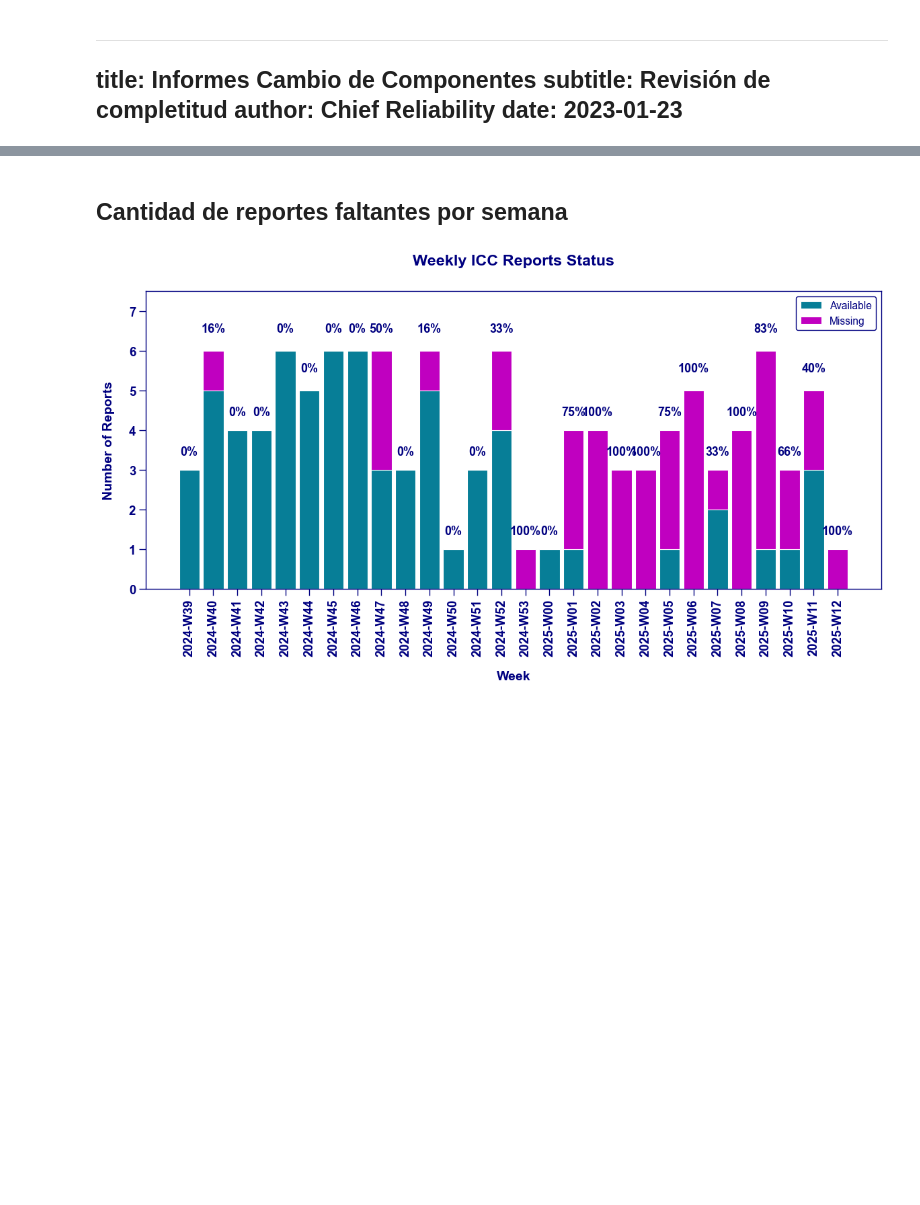
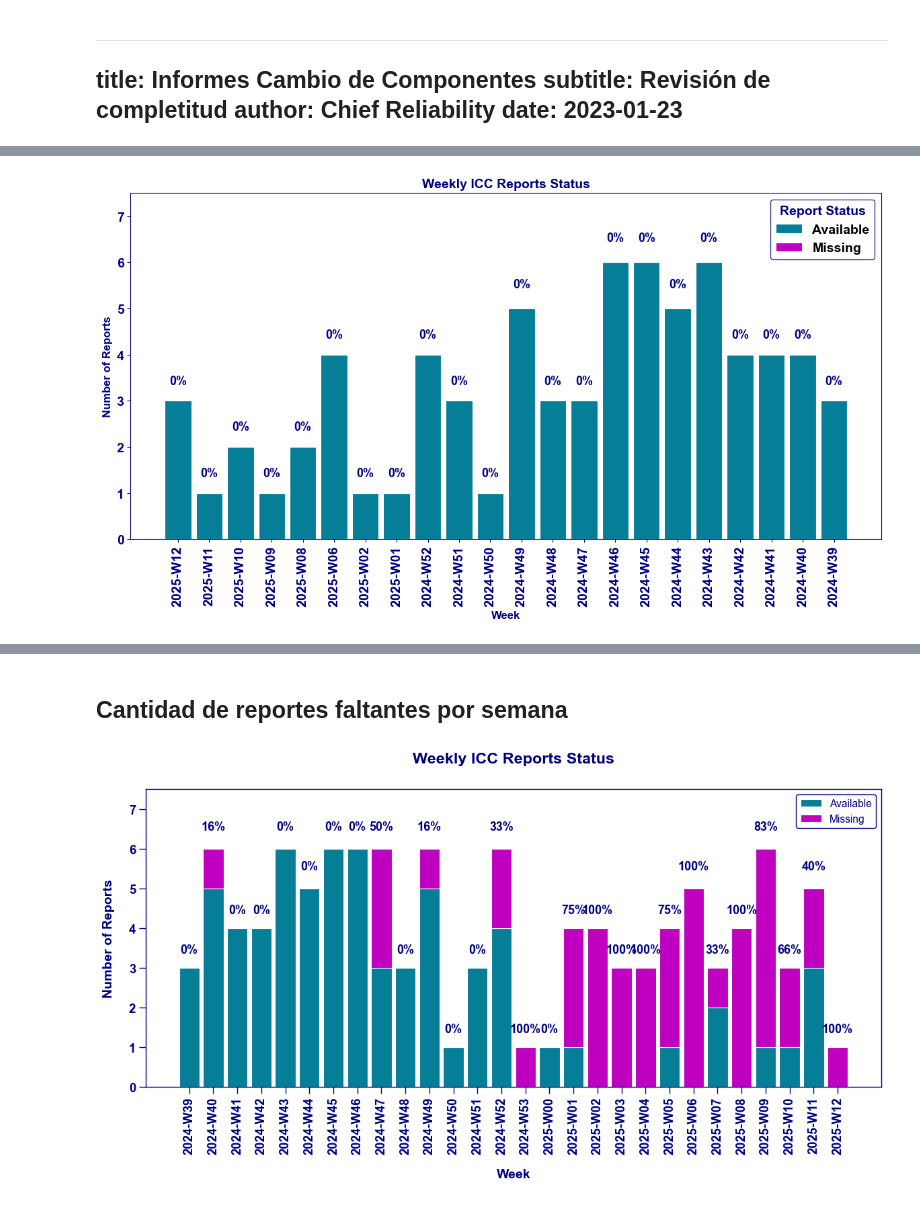
Before and after one commit to cecilvega/kbook, a Jupyter notebook: reliability/icc.ipynb, the cells around one changed output, grey strips where cells are left out. Cells and saved outputs as stored; diff of their text form; code cells hidden in the pictures; blank space fills up the shorter version.

```diff
--- a/reliability/icc.ipynb
+++ b/reliability/icc.ipynb
@@ -182,0 +296,94 @@ cc_df = Readr.Planning.read_cc().sort("changeout_date", descending=True)
+# %%
+from kdags.resources.ggplot import core as ggprism
+
+
+def plot_icc_report(weekly_summary):
+    """
+    Create the ICC report visualization with winter bright theme.
+
+    Parameters:
+        weekly_summary (pd.DataFrame): Weekly summary DataFrame
+
+    Returns:
+        tuple: (fig, ax) - Matplotlib figure and axis objects
+    """
+    # Create figure with theme
+    fig, ax = ggprism.create_figure(figsize=(12, 7))
+
+    # Get data as numpy arrays
+    x = np.arange(len(weekly_summary))
+    available = weekly_summary["available"].values
+    missing = weekly_summary["missing"].values
+    total = weekly_summary["total"].values
+    missing_percentage = weekly_summary["missing_percentage"].values
+
+    # Plot stacked bars
+    ax.bar(
+        x,
+        available,
+        width=0.85,
+        color=ggprism.COLORS[0],
+        label="Available",
+        edgecolor="white",
+        linewidth=0.8,
+    )
+    ax.bar(
+        x,
+        missing,
+        width=0.85,
+        bottom=available,
+        color=ggprism.COLORS[4],
+        label="Missing",
+        edgecolor="white",
+        linewidth=0.8,
+    )
+
+    # Add percentage labels
+    for i, row in enumerate(weekly_summary.itertuples()):
+        vertical_offset = 0.3
+        if row.total >= 5:
+            vertical_offset = 0.4
+
+        percentage_text = f"{int(row.missing_percentage)}%" if row.missing > 0 else "0%"
+        ax.text(
+            i,
+            row.total + vertical_offset,
+            percentage_text,
+            ha="center",
+            va="bottom",
+            fontsize=13,
+            fontweight="bold",
+            color=ggprism.AXIS_COLOR,
+        )
+
+    # Set x-ticks
+    ax.set_xticks(x)
+    ax.set_xticklabels(weekly_summary["changeout_week"], rotation=90)
+
+    # Set y-axis limit
+    y_max = max(total) + 1.5
+    ax.set_ylim(0, y_max)
+
+    # Set labels and title
+    ax.set_title(
+        "Weekly ICC Reports Status",
+        color=ggprism.AXIS_COLOR,
+        fontsize=14,
+        fontweight="bold",
+    )
+    ax.set_xlabel("Week", color=ggprism.AXIS_COLOR, fontsize=12, fontweight="bold")
+    ax.set_ylabel(
+        "Number of Reports", color=ggprism.AXIS_COLOR, fontsize=12, fontweight="bold"
+    )
+
+    # Style legend
+    ggprism.style_legend(ax, title="Report Status", loc="upper right")
+
+    # Apply tight layout
+    plt.tight_layout()
+
+    return fig, ax
+
+
+plot_icc_report(weekly_summary_df.to_pandas())
+# %% [output]
@@ -182,0 +392 @@ cc_df = Readr.Planning.read_cc().sort("changeout_date", descending=True)
+[figure, added]
```
Also changed, not shown: parts of 11 cells of this notebook.
